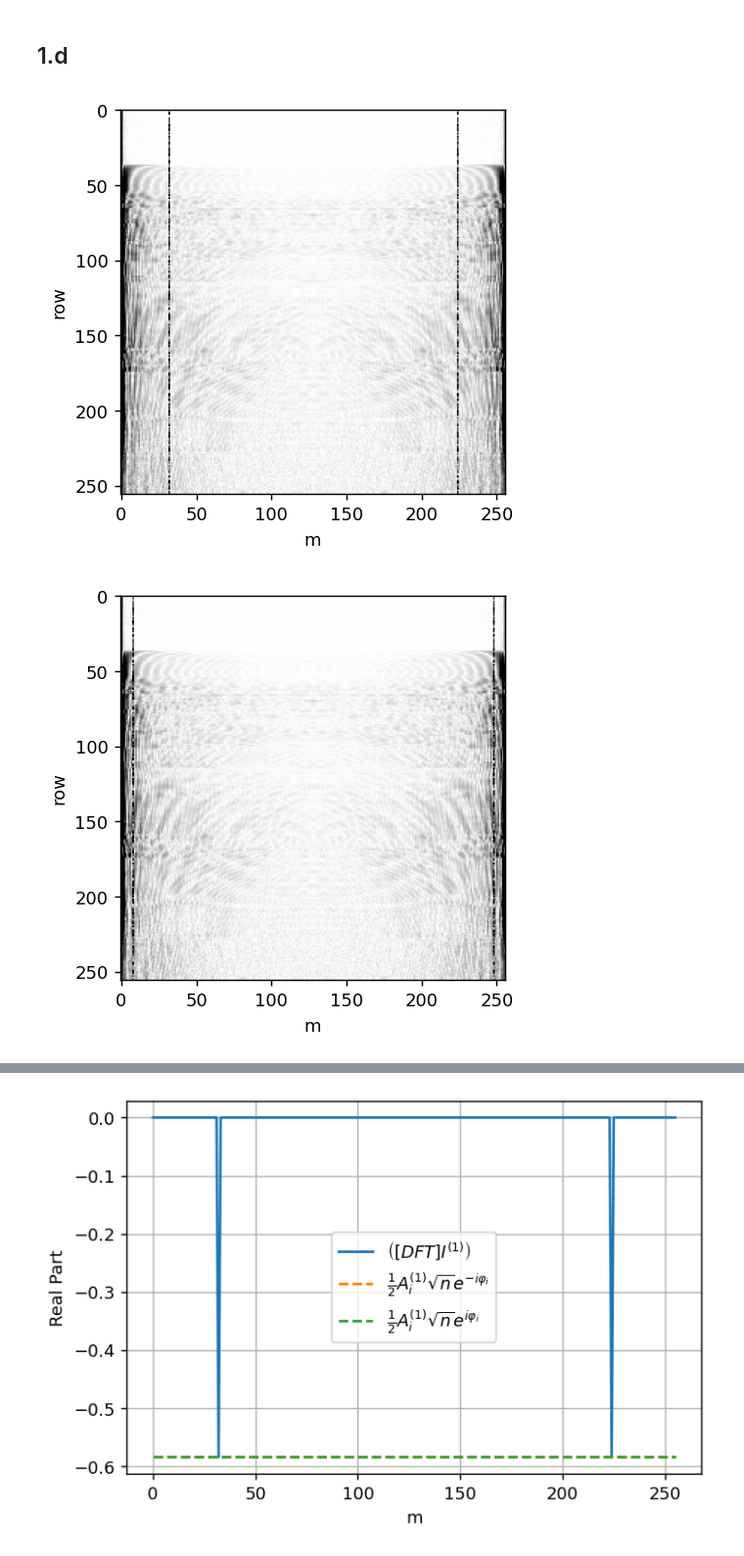
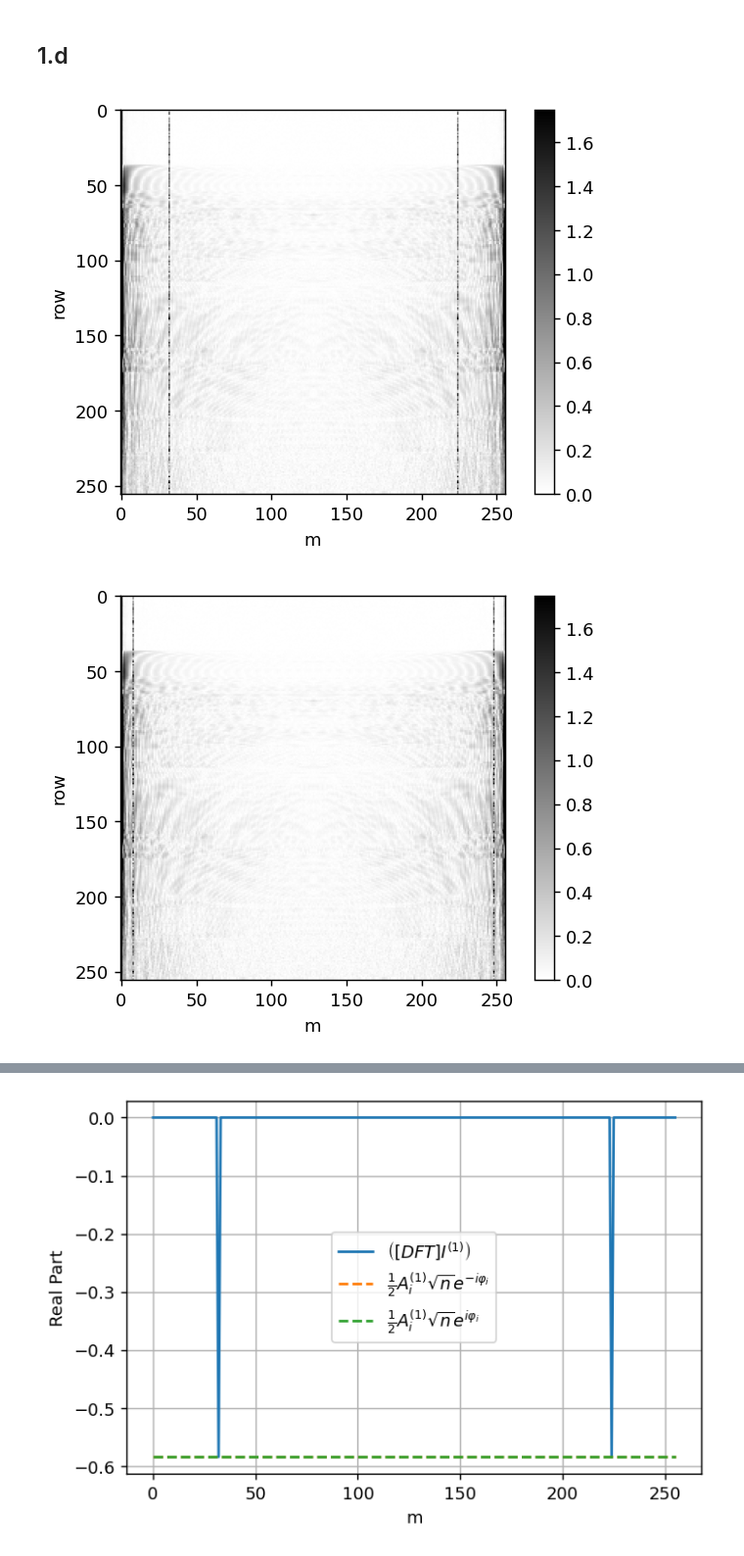
Before and after one commit to FlipperCoin/data-processing, a Jupyter notebook: hw3/Q1.ipynb, the cells around one changed output, grey strips where cells are left out. Shown at 98% size. Cells and saved outputs as stored; diff of their text form; code cells hidden in the pictures.

```diff
--- a/hw3/Q1.ipynb
+++ b/hw3/Q1.ipynb
@@ -85,49 +85,56 @@ DFT_noisy12 = noisy12@W
 import matplotlib.colors as colors
 
 plt.figure(dpi=130)
-plt.imshow(np.abs(DFT_noisy1), cmap='gray_r', vmin=0, vmax=1)
+plt.imshow(np.abs(DFT_noisy1), cmap='gray_r', vmin=0, vmax=1.75)
 # plt.axis('off')
 plt.xlabel('m')
 plt.ylabel('row')
+plt.colorbar()
 plt.savefig('images/DFT_noisy1_orig.png', bbox_inches='tight')
 plt.show()
 plt.figure(dpi=130)
-plt.imshow(np.abs(DFT_noisy2), cmap='gray_r', vmin=0, vmax=1)
+plt.imshow(np.abs(DFT_noisy2), cmap='gray_r', vmin=0, vmax=1.75)
 # plt.axis('off')
 plt.xlabel('m')
 plt.ylabel('row')
+plt.colorbar()
+
 plt.savefig('images/DFT_noisy2_orig.png', bbox_inches='tight')
 plt.show()
 plt.show()
 plt.figure(dpi=130)
 plt.imshow(np.abs(DFT_noisy12), cmap='gray_r', vmin=0, vmax=1)
 # plt.axis('off')
 plt.xlabel('m')
 plt.ylabel('row')
+plt.colorbar()
 plt.savefig('images/DFT_noisy12_orig.png', bbox_inches='tight')
 plt.show()
 
 plt.figure(dpi=130)
 plt.imshow(np.abs(DFT_noisy1-DFT_I), cmap='gray_r')
 # plt.axis('off')
 plt.xlabel('m')
 plt.ylabel('row')
+plt.colorbar()
 plt.savefig('images/DFT_noisy1.png', bbox_inches='tight')
 plt.show()
 plt.figure(dpi=130)
 plt.imshow(np.abs(DFT_noisy2-DFT_I), cmap='gray_r')
 # plt.axis('off')
 plt.xlabel('m')
 plt.ylabel('row')
+plt.colorbar()
 plt.savefig('images/DFT_noisy2.png', bbox_inches='tight')
 plt.show()
 plt.figure(dpi=130)
 plt.imshow(np.abs(DFT_noisy12-DFT_I), cmap='gray_r')
 # plt.axis('off')
 plt.xlabel('m')
 plt.ylabel('row')
+plt.colorbar()
 plt.savefig('images/DFT_noisy12.png', bbox_inches='tight')
 plt.show()
 # %% [output]
-[figure, old version]
+[figure, new version]
-[figure, old version]
+[figure, new version]
```
Also changed, not shown: parts of 5 cells of this notebook.
